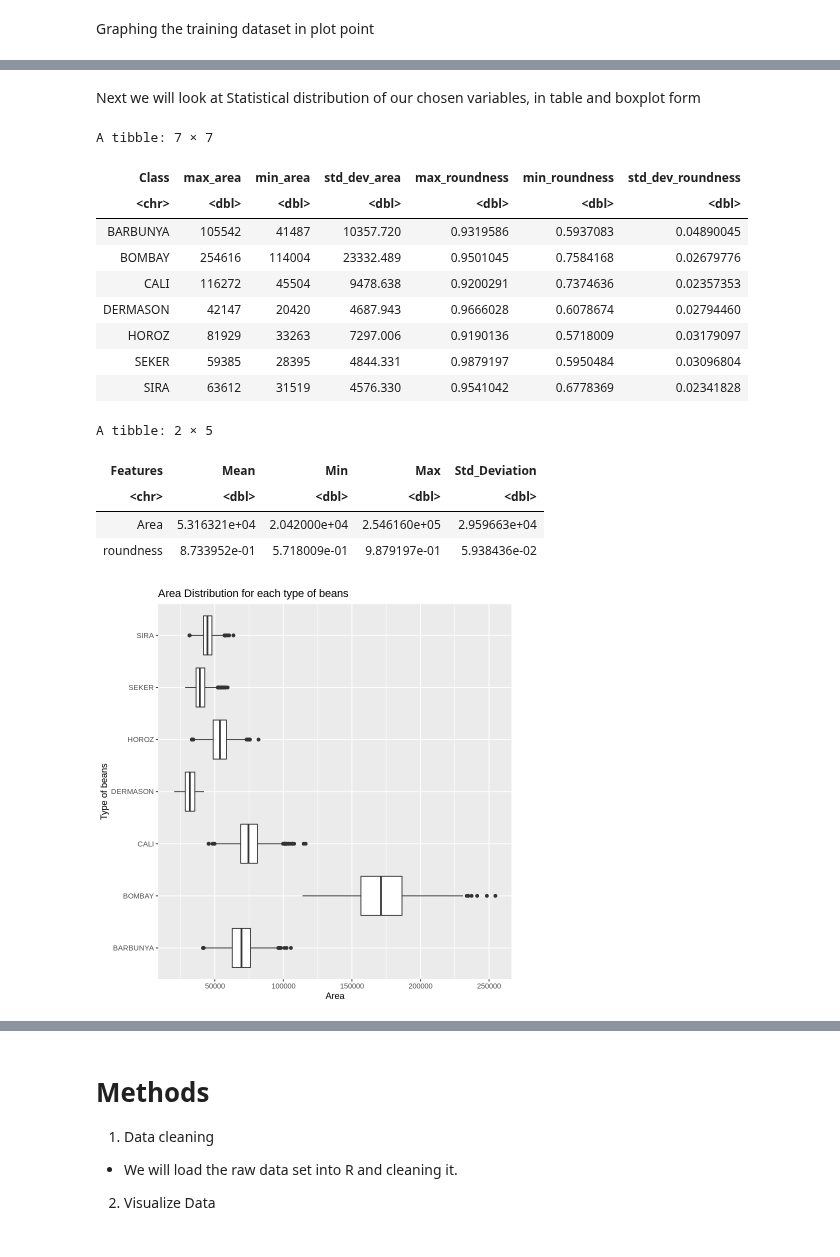
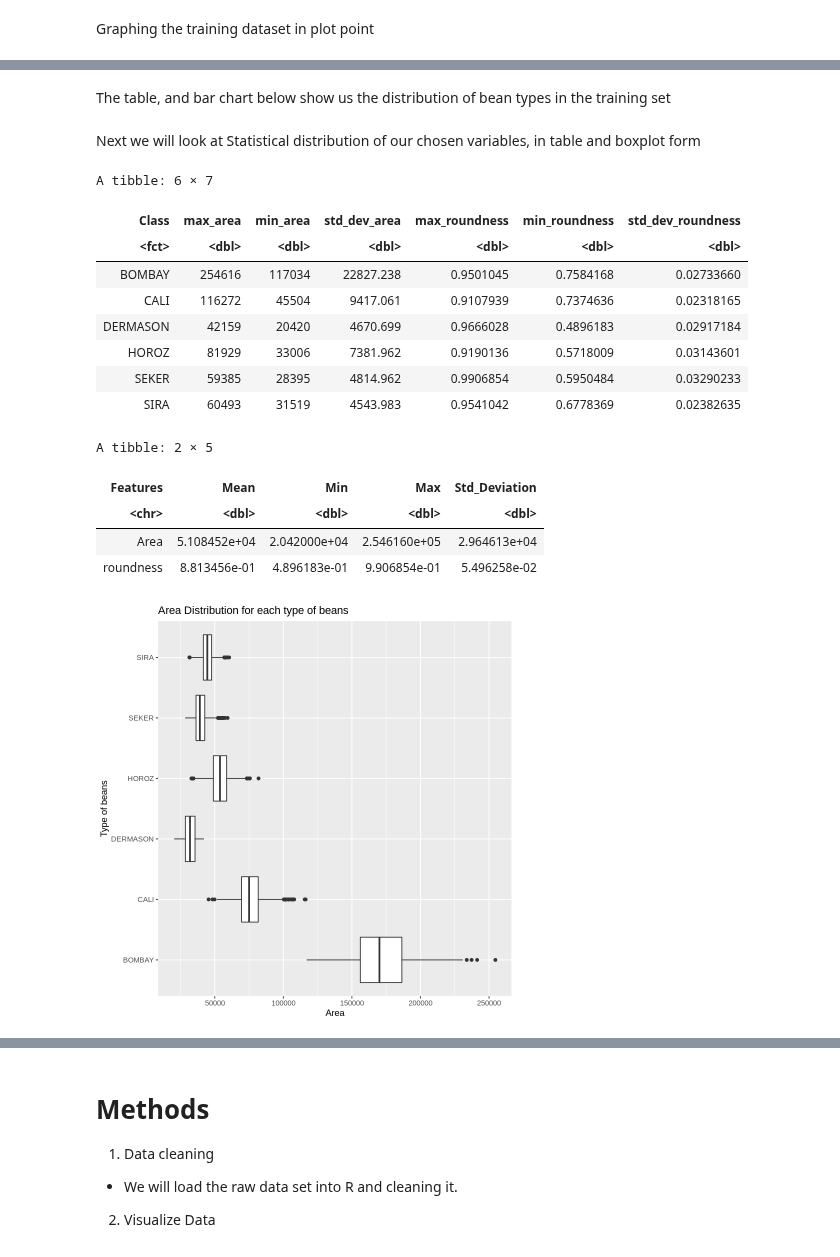
Before and after one commit to emeraldnqa/Bean-Type-Classfiifcation, a Jupyter notebook: proposal code.ipynb, the cells around one changed output, grey strips where cells are left out. Drawn from its saved outputs; the diff is of its cells as text; code cells hidden in the pictures.

Commit message:
Upsampling the training dataset

```diff
--- a/proposal code.ipynb
+++ b/proposal code.ipynb
@@ -52,0 +73,6 @@ A tibble: 13611 × 17
+# %%
+select_bean <- bean |>
+                select("Area","roundness","Class")|>
+                filter(Class != "BARBUNYA")|>
+                mutate(Class = as.factor(Class))
+select_bean
@@ -56,7 +103,7 @@ Splitting the dataset into training and testing
 ##Creating training and testing dataset
 
 set.seed(2022)
-bean_split <- initial_split(bean, prop = 0.75, strata = Class)
+bean_split <- initial_split(select_bean, prop = 0.75, strata = Class)
 bean_train <- training(bean_split)
 bean_test <- testing(bean_split)
 # %% [markdown]
@@ -128,0 +156,15 @@ bean_class_dist_plot
+# %%
+## Scalling all data:
+bean_data_training_scaled_recipe <- recipe(Class ~., data = bean_train) |>
+                        step_upsample(Class)|>
+                        prep()
+final_bean_data <- bake(bean_data_training_scaled_recipe, bean_train)
+
+area_round_plot_scaled <- final_bean_data |>
+  ggplot(aes(x = Area, y = roundness, color = Class)) +
+  geom_point(size = 0.2) +
+  labs(x = "Area (Standardized)",
+       y = "Roundness (Standardized)",
+       color = "Type") +
+  theme(text = element_text(size = 12))
+area_round_plot_scaled
@@ -129,27 +173,28 @@ bean_class_dist_plot
+# %% [markdown]
+The table, and bar chart below show us the distribution of bean types in the training set
 # %% [markdown]
 Next we will look at Statistical distribution of our chosen variables, in table and boxplot form
 # %%
 #Statistical Distribution of predictor based on class
-features_dist_by_class <- bean_train |>
+features_dist_by_class <- final_bean_data |>
                 group_by(Class)|>
                 summarize(max_area = max(Area, na.rm = TRUE),
                           min_area = min(Area, na.rm = TRUE),
                           std_dev_area = sd(Area, na.rm = TRUE),
                           max_roundness = max(roundness, na.rm = TRUE),
                           min_roundness = min(roundness, na.rm = TRUE),
                          std_dev_roundness = sd(roundness, na.rm = TRUE))
 features_dist_by_class
 # %% [output]
-A tibble: 7 × 7
+A tibble: 6 × 7
 | Class | max_area | min_area | std_dev_area | max_roundness | min_roundness | std_dev_roundness |
-| <chr> | <dbl> | <dbl> | <dbl> | <dbl> | <dbl> | <dbl> |
-| BARBUNYA | 105542 | 41487 | 10357.720 | 0.9319586 | 0.5937083 | 0.04890045 |
-| BOMBAY | 254616 | 114004 | 23332.489 | 0.9501045 | 0.7584168 | 0.02679776 |
-| CALI | 116272 | 45504 | 9478.638 | 0.9200291 | 0.7374636 | 0.02357353 |
-| DERMASON | 42147 | 20420 | 4687.943 | 0.9666028 | 0.6078674 | 0.02794460 |
-| HOROZ | 81929 | 33263 | 7297.006 | 0.9190136 | 0.5718009 | 0.03179097 |
-| SEKER | 59385 | 28395 | 4844.331 | 0.9879197 | 0.5950484 | 0.03096804 |
-| SIRA | 63612 | 31519 | 4576.330 | 0.9541042 | 0.6778369 | 0.02341828 |
+| <fct> | <dbl> | <dbl> | <dbl> | <dbl> | <dbl> | <dbl> |
+| BOMBAY | 254616 | 117034 | 22827.238 | 0.9501045 | 0.7584168 | 0.02733660 |
+| CALI | 116272 | 45504 | 9417.061 | 0.9107939 | 0.7374636 | 0.02318165 |
+| DERMASON | 42159 | 20420 | 4670.699 | 0.9666028 | 0.4896183 | 0.02917184 |
+| HOROZ | 81929 | 33006 | 7381.962 | 0.9190136 | 0.5718009 | 0.03143601 |
+| SEKER | 59385 | 28395 | 4814.962 | 0.9906854 | 0.5950484 | 0.03290233 |
+| SIRA | 60493 | 31519 | 4543.983 | 0.9541042 | 0.6778369 | 0.02382635 |
 # %%
 #Statistical Distribution in Features of varieties of dry bean
 features_dist <- bean_train |>
@@ -167,8 +212,8 @@ features_dist
 A tibble: 2 × 5
 | Features | Mean | Min | Max | Std_Deviation |
 | <chr> | <dbl> | <dbl> | <dbl> | <dbl> |
-| Area | 5.316321e+04 | 2.042000e+04 | 2.546160e+05 | 2.959663e+04 |
-| roundness | 8.733952e-01 | 5.718009e-01 | 9.879197e-01 | 5.938436e-02 |
+| Area | 5.108452e+04 | 2.042000e+04 | 2.546160e+05 | 2.964613e+04 |
+| roundness | 8.813456e-01 | 4.896183e-01 | 9.906854e-01 | 5.496258e-02 |
 # %%
 #Graphing area distribution for each type of bean
 area_box_plot <- bean_train |>
@@ -180,7 +225,7 @@ area_box_plot <- bean_train |>
                 coord_flip()
 area_box_plot
 # %% [output]
-[figure, old version]
+[figure, new version]
 # %%
 #Graphing box plot showing roundness distribution for each type of box plot
 roundness_box_plot <- bean_train |>
```
Also changed, not shown: parts of 14 cells of this notebook.
